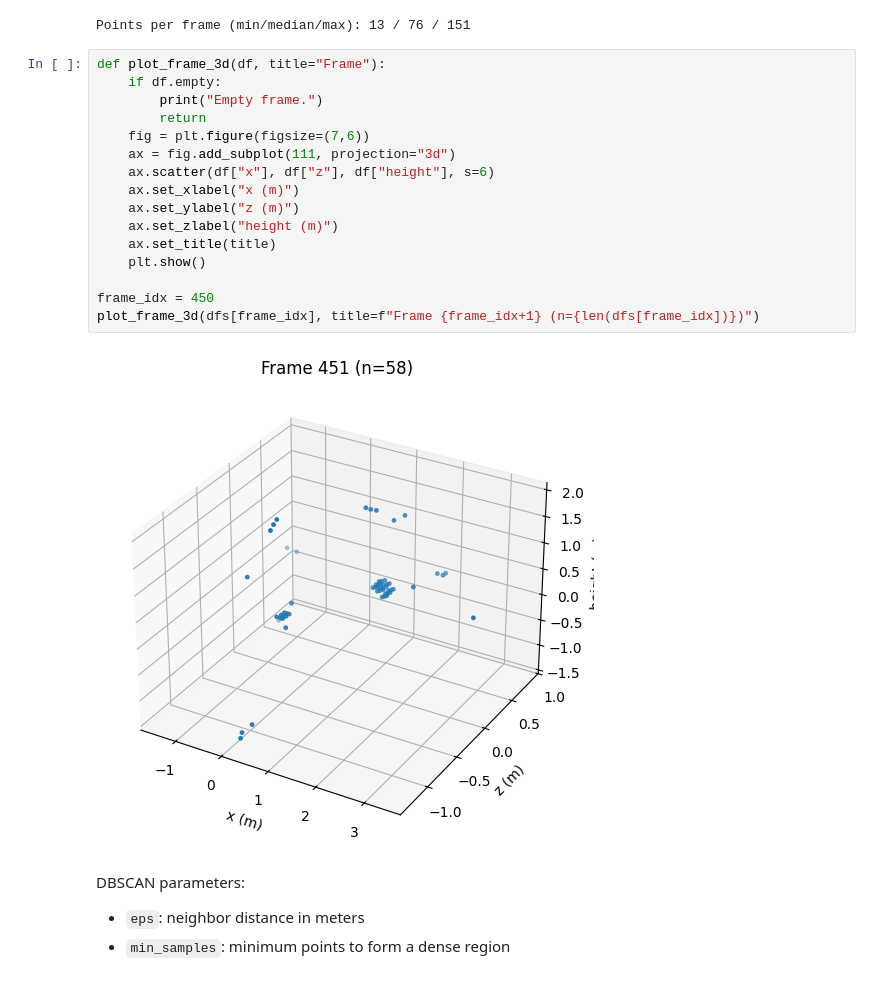
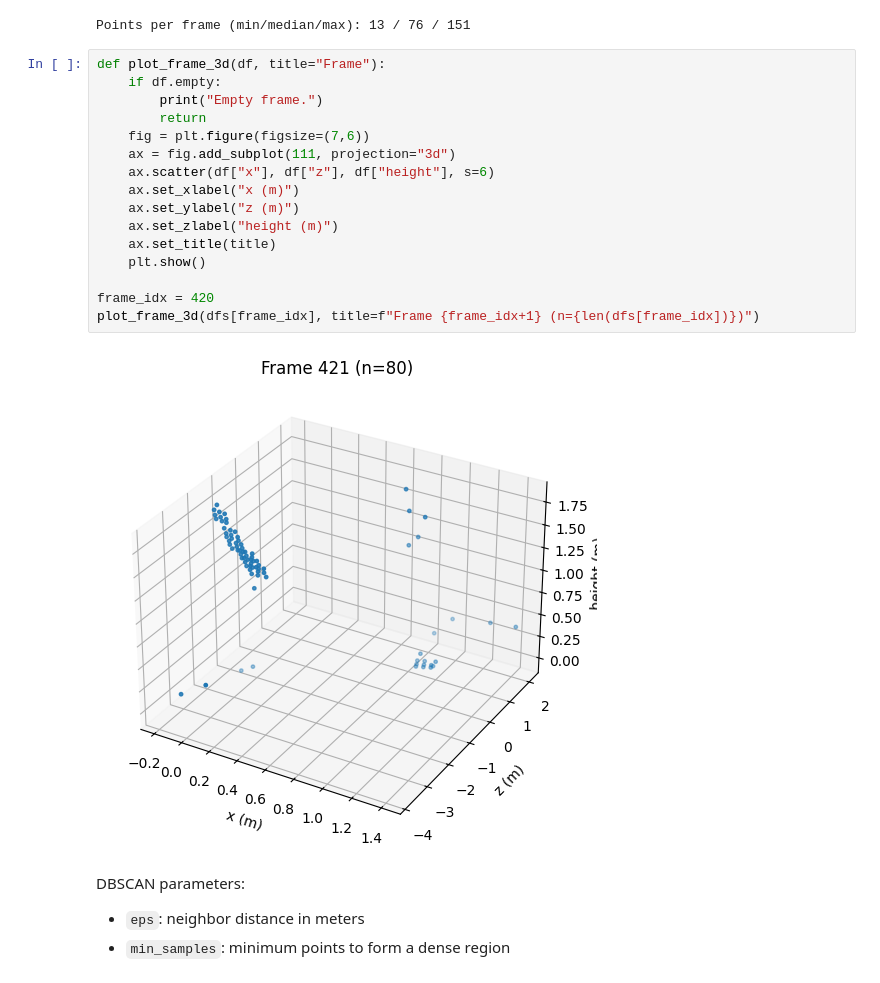
Before and after one commit to Mohammed-A-Amin/tritonsensors-plextech, a Jupyter notebook: example/notebooks/triton_pointcloud_test.ipynb, the cells around one changed output. Drawn from its saved outputs; the diff is of its cells as text.

```diff
--- a/example/notebooks/triton_pointcloud_test.ipynb
+++ b/example/notebooks/triton_pointcloud_test.ipynb
@@ -80,21 +80,21 @@ Points per frame (min/median/max): 13 / 76 / 151
 # %%
 def plot_frame_3d(df, title="Frame"):
     if df.empty:
         print("Empty frame.")
         return
     fig = plt.figure(figsize=(7,6))
     ax = fig.add_subplot(111, projection="3d")
     ax.scatter(df["x"], df["z"], df["height"], s=6)
     ax.set_xlabel("x (m)")
     ax.set_ylabel("z (m)")
     ax.set_zlabel("height (m)")
     ax.set_title(title)
     plt.show()
 
-frame_idx = 450
+frame_idx = 420
 plot_frame_3d(dfs[frame_idx], title=f"Frame {frame_idx+1} (n={len(dfs[frame_idx])})")
 # %% [output]
-[figure, old version]
+[figure, new version]
 # %% [markdown]
 
 
```
Also changed, not shown: parts of 1 cell of this notebook.
